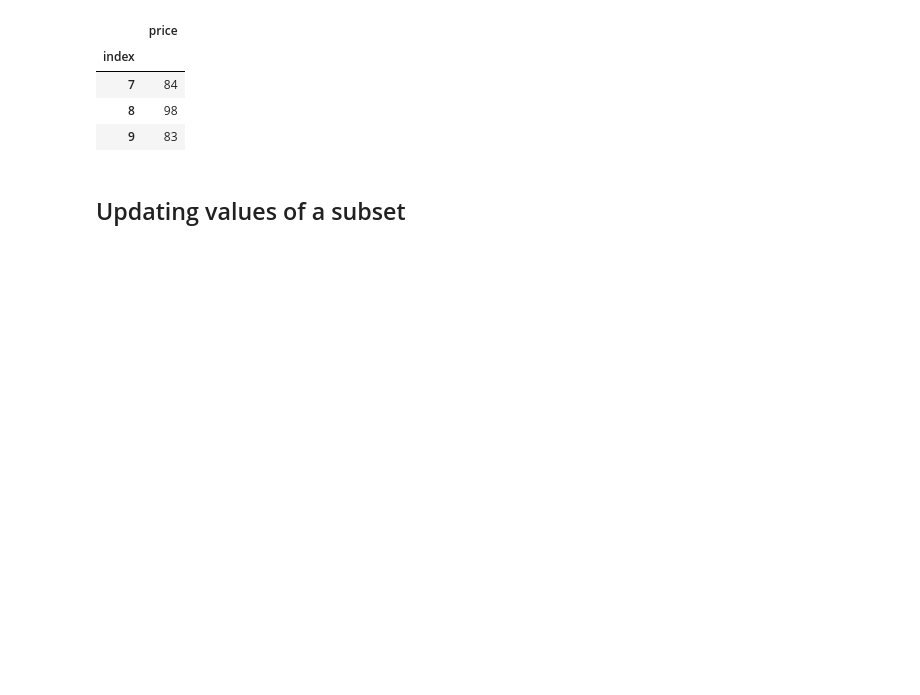
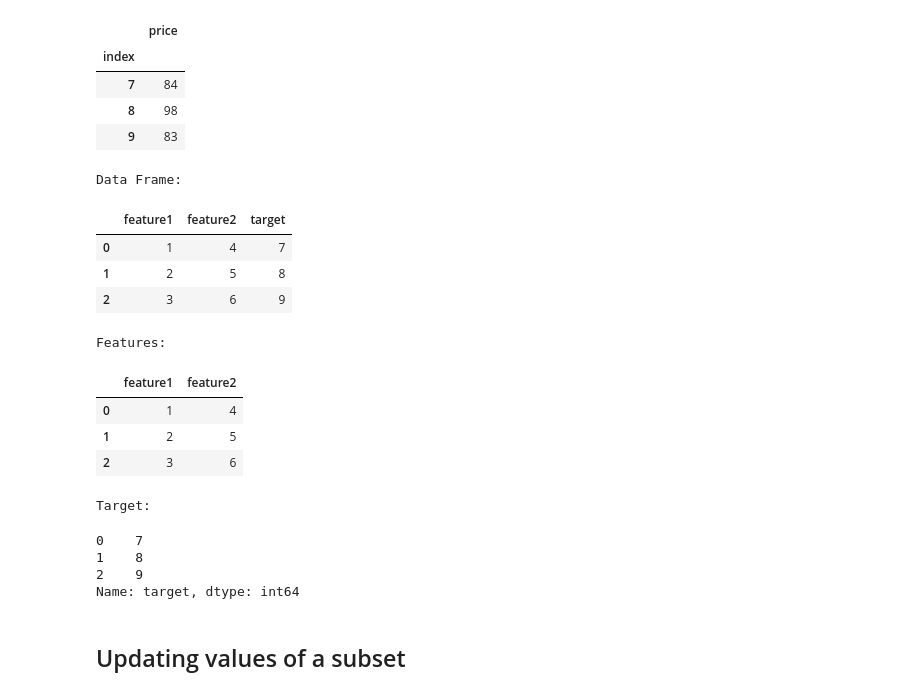
Before and after one commit to mattm/python-cheat-sheet, a Jupyter notebook: Data Frames.ipynb, the cells around one changed output. Cells and saved outputs as stored; diff of their text form; code cells hidden in the pictures; blank space fills up the shorter version.

```diff
--- a/Data Frames.ipynb
+++ b/Data Frames.ipynb
@@ -143,6 +143,41 @@ display(select_rows_and_columns)
 | 7 | 84 |
 | 8 | 98 |
 | 9 | 83 |
+# %%
+df = pd.DataFrame({
+    "feature1": [1, 2, 3],
+    "feature2": [4, 5, 6],
+    "target": [7, 8, 9]
+})
+
+print("Data Frame:")
+display(df)
+
+X = df.iloc[:,:-1]
+y = df.iloc[:,-1]    # Series
+# y = df.iloc[:,[-1]]  # Data Frame
+
+print("Features:")
+display(X)
+
+print("\nTarget:")
+display(y)
+# %% [output]
+Data Frame:
+|  | feature1 | feature2 | target |
+| 0 | 1 | 4 | 7 |
+| 1 | 2 | 5 | 8 |
+| 2 | 3 | 6 | 9 |
+Features:
+|  | feature1 | feature2 |
+| 0 | 1 | 4 |
+| 1 | 2 | 5 |
+| 2 | 3 | 6 |
+Target:
+0    7
+1    8
+2    9
+Name: target, dtype: int64
 # %% [markdown]
 ## Updating values of a subset
 # %%
```
Also changed, not shown: 10 other files.
